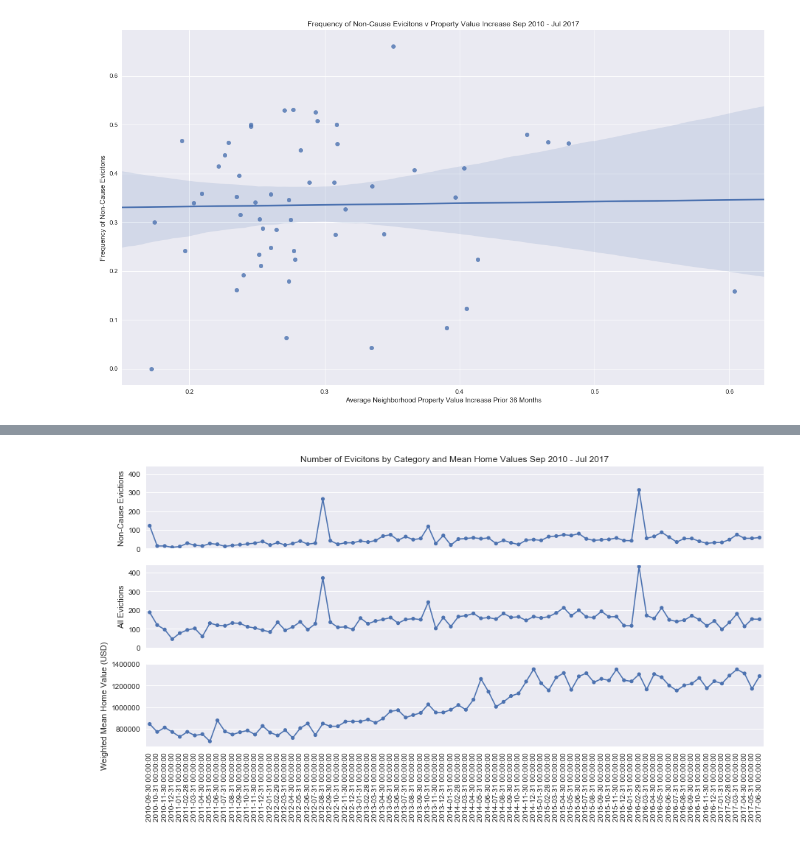
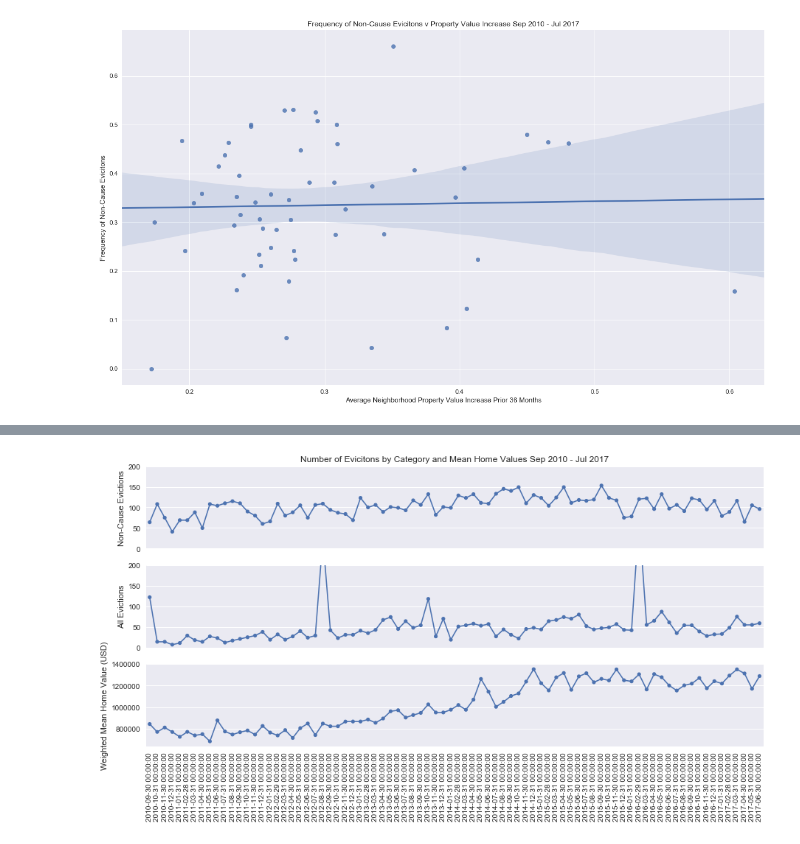
Before and after one commit to Jkremr/evictions-home-values, a Jupyter notebook: evictions-home-values.ipynb, the cells around one changed output, grey strips where cells are left out. Cells and saved outputs as stored; diff of their text form; code cells hidden in the pictures.

```diff
--- a/evictions-home-values.ipynb
+++ b/evictions-home-values.ipynb
@@ -69,3 +82,17 @@ non_cause_eviction_names = ['Owner Move In',
                             'Capital Improvement',
                             'Substantial Rehab'
                            ]
+# %%
+def addEvicitonType(row):
+    countnoncause = row[non_cause_eviction_names].sum(axis=0)
+    countcause = row[for_cause_eviction_names].sum(axis=0)
+    if (countnoncause + countcause) == 0:
+        group = 'Non-Cause'
+    elif countnoncause >= 1:
+        group = 'Non-Cause'
+    else:
+        group = 'Cause'
+    return pd.Series({'count_non_cause': countnoncause, 'count_cause': countcause, 'group': group})
+
+df = df.merge(df.apply(addEvicitonType, axis=1), left_index=True, right_index=True)
+df.head()
@@ -89,7 +124,6 @@ def addPricingData_lookback(row, lookback):
     c = neighborhood.prices[evictdate_key]
     valueincrease = (c - s)/s
     return pd.Series({'Eviction_id':row['Eviction ID'],'Lat': lat, 'Lng': lng, 'Year': evictdateyear, 'Zillow_Neighborhood':name, 'Z_2017_Value':meanvalue, 'Z_Evict_Date_Value':evictdatevalue, 'Z_Value_Increase':valueincrease})
-    return name
 # %%
 # This dictionary can be used to count each type of eviciton during an aggregation.
 baseaggregation = {
@@ -159,7 +199,7 @@ baseaggregation = {
 }
 # %%
 # Merge the results of our calls to neighborhood() back to our dataframe.
-allevictions = df.merge(df.apply(lambda row: addPricingData_lookback(row, lookbackperiod_mos), axis = 1), left_on='Eviction ID', right_on='Eviction_id')
+allevictions = df.merge(df.apply(lambda row: addPricingData_lookback(row, lookbackperiod_mos), axis = 1), left_index=True, right_index=True)
 allevictions.head()
 # %% [output]
 |  | Eviction ID | Address | City | State | Eviction Notice Source Zipcode | File Date | Non Payment | Breach | ... |
@@ -345,6 +363,6 @@ groupby_month.index = groupby_month['datetime']
 groupby_month = groupby_month.resample('M').agg(baseaggregation)
 groupby_month.columns = groupby_month.columns.droplevel(level=1)
 
-groupby_month['total_non_cause'] = groupby_month[non_cause_eviction_names].sum(axis=1)
+# groupby_month['total_non_cause'] = groupby_month[non_cause_eviction_names].sum(axis=1)
 groupby_month
 # %% [output]
@@ -370,25 +388,25 @@ groupby_month
 # %%
 f, axes = plt.subplots(3, 1, figsize=(15, 7), sharex=True, sharey=False)
 
 
-axes[0] = sns.pointplot(x=groupby_month.index, y=groupby_month['total_non_cause'], data=groupby_month, scale=0.5, ax=axes[0])
-axes[1] = sns.pointplot(x=groupby_month.index, y=groupby_month['Eviction ID'], data=groupby_month, scale=0.5, ax=axes[1])
+axes[0] = sns.pointplot(x=groupby_month.index, y=groupby_month['count_cause'], data=groupby_month, scale=0.5, ax=axes[0])
+axes[1] = sns.pointplot(x=groupby_month.index, y=groupby_month['count_non_cause'], data=groupby_month, scale=0.5, ax=axes[1])
 axes[2] = sns.pointplot(x=groupby_month.index, y=groupby_month['Z_Evict_Date_Value'], data=groupby_month, scale=0.5, ax=axes[2])
 
 axes[0].set_xlabel('')
 axes[1].set_xlabel('')
 axes[2].set_xlabel('')
 
 axes[0].set_ylabel('Non-Cause Evictions')
 axes[1].set_ylabel('All Evictions')
 axes[2].set_ylabel('Weighted Mean Home Value (USD)')
 
-axes[0].set_ylim([0, 440])
-axes[1].set_ylim([0, 440])
+axes[0].set_ylim([0, 200])
+axes[1].set_ylim([0, 200])
 
 axes[0].set_title('Number of Evicitons by Category and Mean Home Values %s - %s' % (startdate, enddate))
 axes[2].set_xticklabels(labels=groupby_month.index, rotation=90)
-plt.savefig('evictions_home_values.png')
+plt.savefig('Images/evictions_home_values.png')
 plt.show()
 # %% [output]
-[figure, old version]
+[figure, new version]
```
Also changed, not shown: parts of 14 cells of this notebook, 6 other files.
